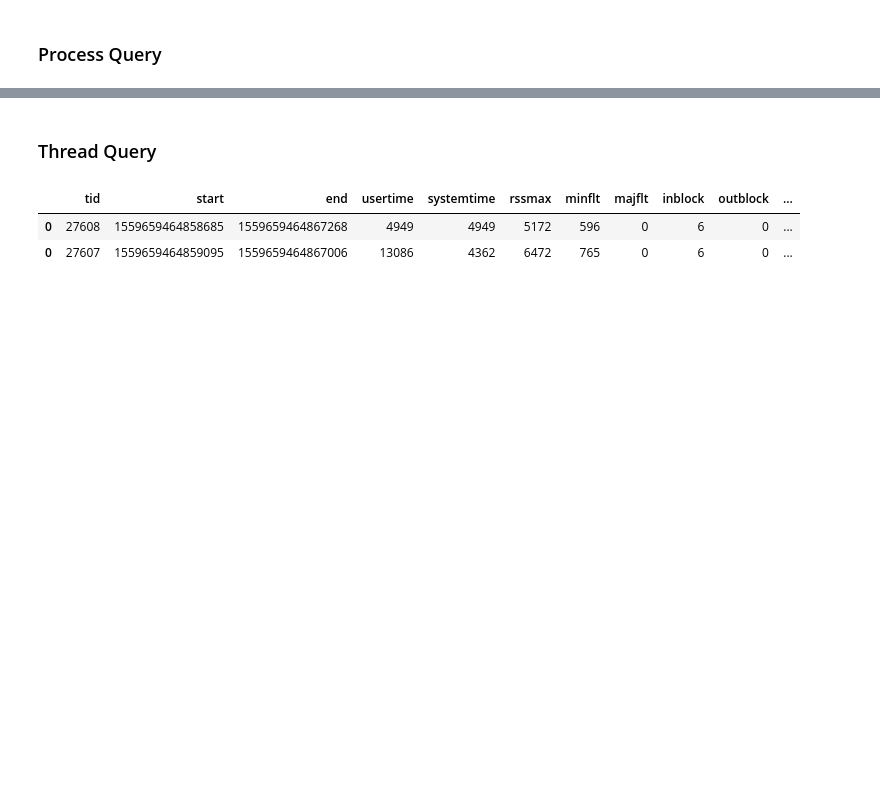
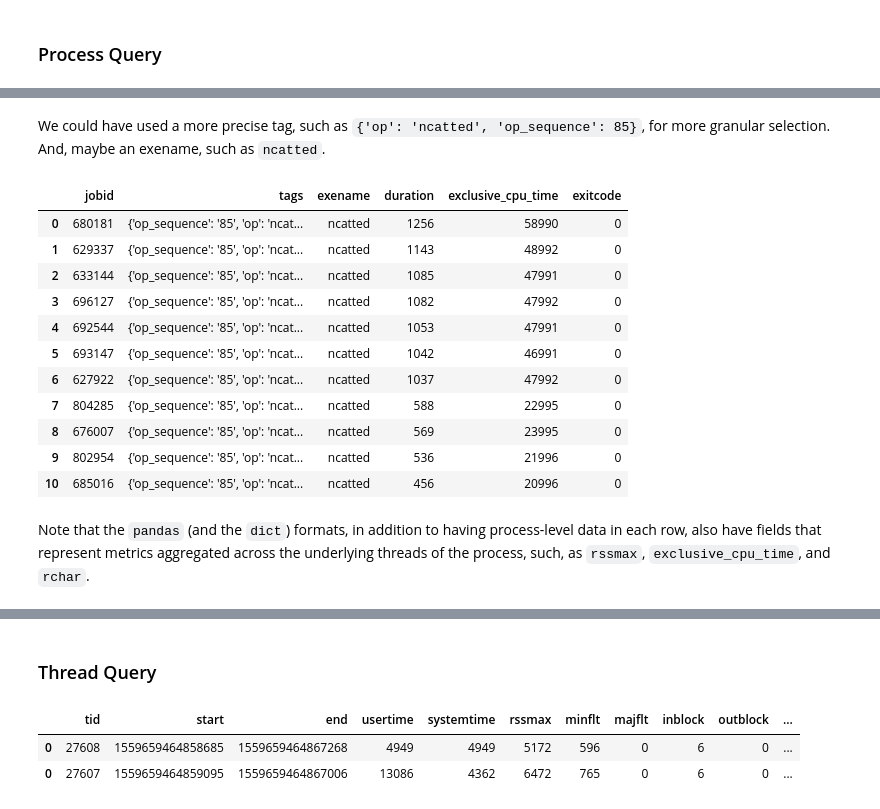
Before and after one commit to ilaflott/epmt, a Jupyter notebook: Query-API.ipynb, the cells around one changed output, grey strips where cells are left out. Saved outputs shown, nothing was run; the diff lists cells and outputs as text; code cells hidden in the pictures; blank space fills up the shorter version.

```diff
--- a/Query-API.ipynb
+++ b/Query-API.ipynb
@@ -58,0 +120,2 @@ eq.get_jobs(job = ['18431', '30385'])
+# %%
+jobs_orm =  eq.get_jobs(tag='exp_component:ocean_month_rho2_1x1deg',fmt='orm')
@@ -100,0 +217,25 @@ eq.get_procs(tags = {'app':'w', 'phase': 'load'}, fmt='pandas')
+# %% [markdown]
+We could have used a more precise tag, such as `{'op': 'ncatted', 'op_sequence': 85}`,
+for more granular selection. And, maybe an exename, such as `ncatted`.
+# %%
+procs = eq.get_procs(jobs_orm, tag='op:ncatted;op_sequence:85', \
+                     fltr='p.exename == "ncatted"', \
+                     order='desc(p.duration)', \
+                     fmt='pandas')
+procs[['jobid', 'tags', 'exename', 'duration', 'exclusive_cpu_time', 'exitcode']]
+# %% [output]
+|  | jobid | tags | exename | duration | exclusive_cpu_time | exitcode |
+| 0 | 680181 | {'op_sequence': '85', 'op': 'ncat... | ncatted | 1256 | 58990 | 0 |
+| 1 | 629337 | {'op_sequence': '85', 'op': 'ncat... | ncatted | 1143 | 48992 | 0 |
+| 2 | 633144 | {'op_sequence': '85', 'op': 'ncat... | ncatted | 1085 | 47991 | 0 |
+| 3 | 696127 | {'op_sequence': '85', 'op': 'ncat... | ncatted | 1082 | 47992 | 0 |
+| 4 | 692544 | {'op_sequence': '85', 'op': 'ncat... | ncatted | 1053 | 47991 | 0 |
+| 5 | 693147 | {'op_sequence': '85', 'op': 'ncat... | ncatted | 1042 | 46991 | 0 |
+| 6 | 627922 | {'op_sequence': '85', 'op': 'ncat... | ncatted | 1037 | 47992 | 0 |
+| 7 | 804285 | {'op_sequence': '85', 'op': 'ncat... | ncatted | 588 | 22995 | 0 |
+| 8 | 676007 | {'op_sequence': '85', 'op': 'ncat... | ncatted | 569 | 23995 | 0 |
+| 9 | 802954 | {'op_sequence': '85', 'op': 'ncat... | ncatted | 536 | 21996 | 0 |
+| 10 | 685016 | {'op_sequence': '85', 'op': 'ncat... | ncatted | 456 | 20996 | 0 |
+# %% [markdown]
+Note that the `pandas` (and the `dict`) formats, in addition to having process-level data in each row, also have fields that represent metrics aggregated across the underlying threads of the process, such, as
+`rssmax`, `exclusive_cpu_time`, and `rchar`.
```
Also changed, not shown: parts of 21 cells of this notebook.
